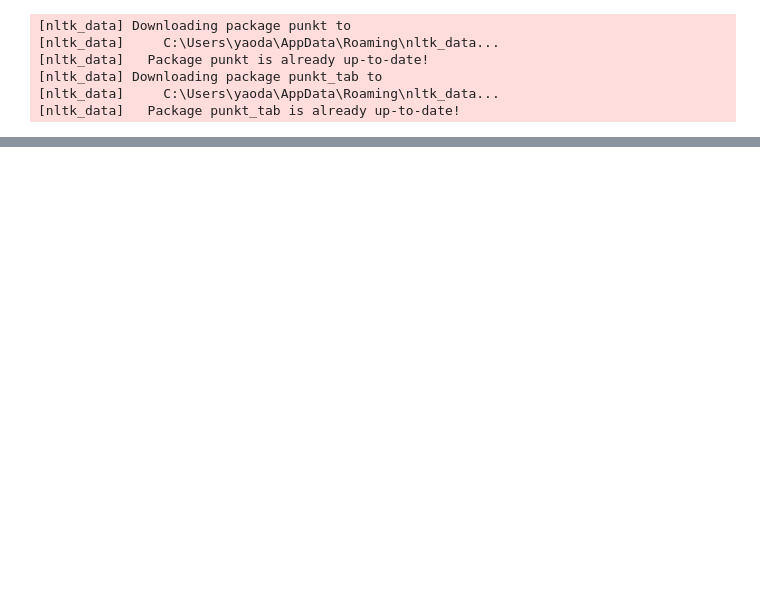
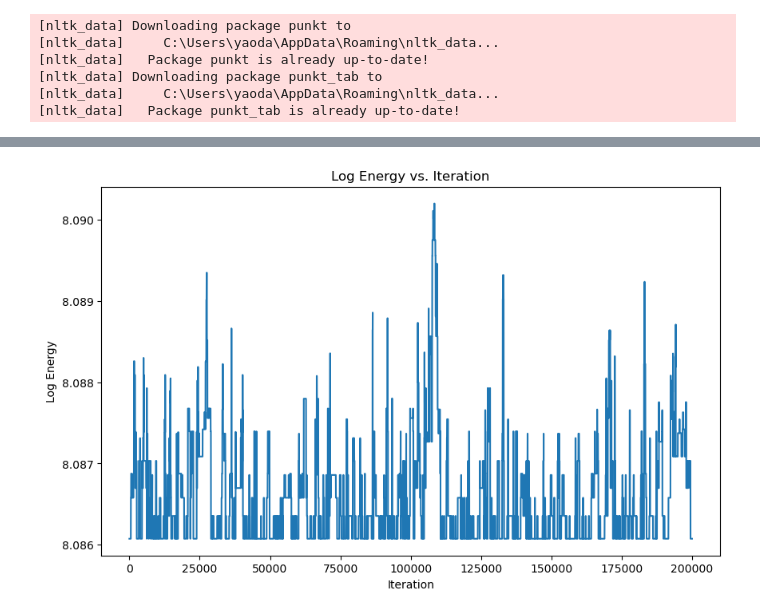
Before and after one commit to dyao13/PatternTheory, a Jupyter notebook: code/shannons_model_of_text.ipynb, the cells around one changed output, grey strips where cells are left out. Saved outputs shown, nothing was run; the diff lists cells and outputs as text; code cells hidden in the pictures; blank space fills up the shorter version.

```diff
--- a/code/shannons_model_of_text.ipynb
+++ b/code/shannons_model_of_text.ipynb
@@ -106,15 +107,11 @@ text = "".join(a for a in text if a in alphabet)
 
 scrambled_text = "".join([sigma.get(symbol, symbol) for symbol in text])
 
-chain = mcmc.metropolis_hastings(scrambled_text, P, Q, beta=1, n=2*10**5)
+state_chain, energy_chain, best_perm, best_energy = mcmc.metropolis_hastings(scrambled_text, P, Q, beta=1, n=5*10**5, perm=None, return_chain=True)
 
-count = Counter([tuple(perm.items()) for perm in chain])
-perms = count.most_common(1)
+best_perm = mcmc.inv_perm(best_perm)
+decoded_text = "".join([best_perm.get(symbol, symbol) for symbol in scrambled_text])
 
-print(f"Scrambled text: {scrambled_text} \n")
-
-for perm, freq in perms:
-    perm_inv = mcmc.inv_perm(dict(perm))
-    decoded_text = "".join([perm_inv.get(symbol, symbol) for symbol in scrambled_text])
-    print(f"Decoded text: {decoded_text} \n")
-    print(f"Frequency: {freq/len(chain)}")
+print(f"Scrambled text: \n{scrambled_text}\n")
+print(f"Best energy: \n{best_energy}\n")
+print(f"Decoded text: \n{decoded_text}")
@@ -120,0 +127,12 @@ for perm, freq in perms:
+# %%
+energy_chain = np.array(energy_chain)
+energy_chain = np.log(energy_chain)
+
+plt.figure(figsize=(10, 6))
+plt.plot(energy_chain)
+plt.xlabel("Iteration")
+plt.ylabel("Log Energy")
+plt.title("Log Energy vs. Iteration")
+plt.show()
+# %% [output]
+[figure, added]
```
Also changed, not shown: parts of 6 cells of this notebook, 3 other files.
